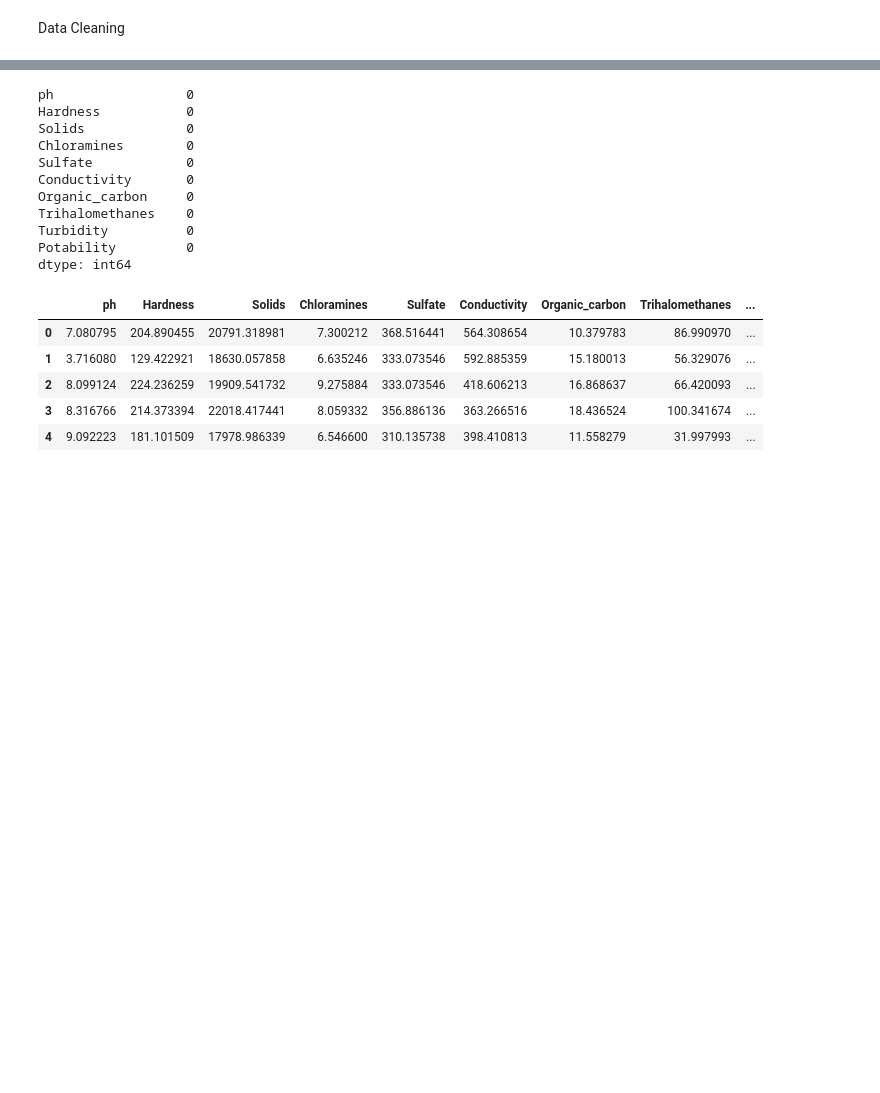
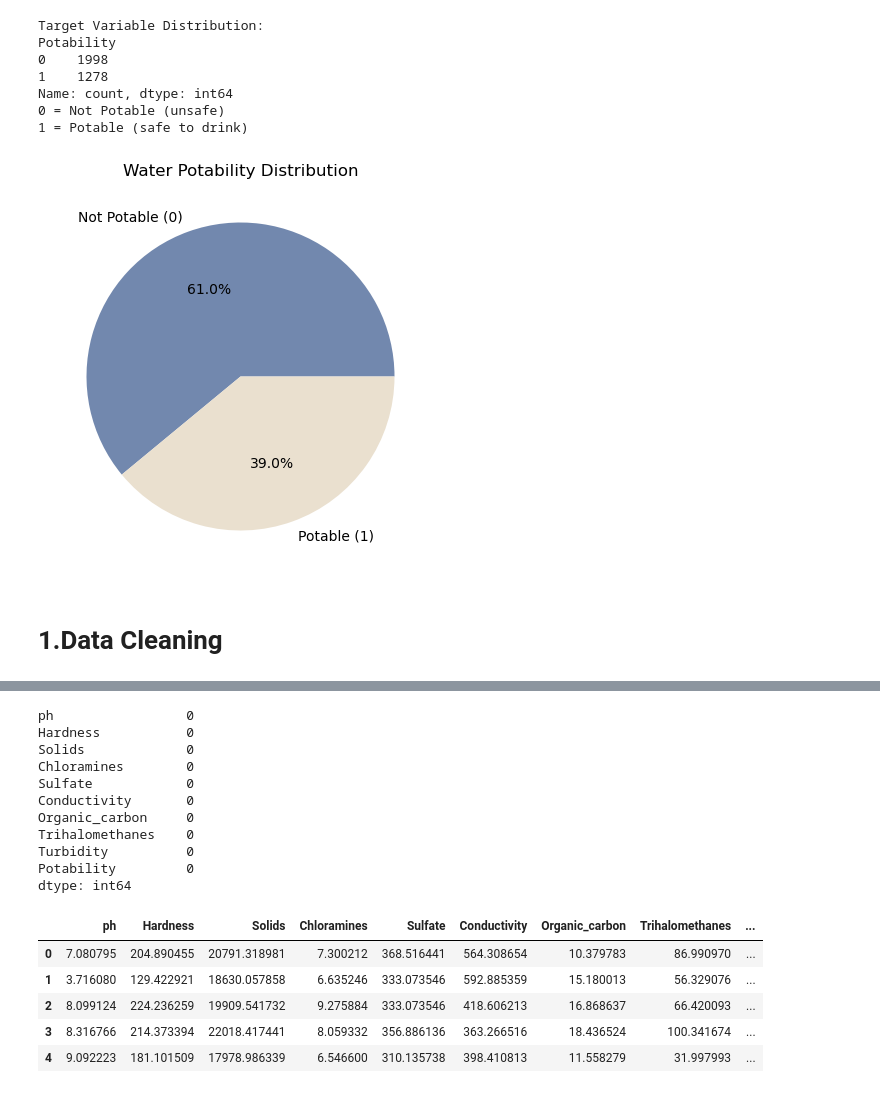
Before and after one commit to quahmingyi/Water_potability_Analysis, a Jupyter notebook: Assg_ACE6313_Water_potability.ipynb, the cells around one changed output, grey strips where cells are left out. Drawn from its saved outputs; the diff is of its cells as text; code cells hidden in the pictures; blank space fills up the shorter version.

```diff
--- a/Assg_ACE6313_Water_potability.ipynb
+++ b/Assg_ACE6313_Water_potability.ipynb
@@ -92,3 +92,30 @@ dtype: int64
+# %%
+import seaborn as sns
+print('Target Variable Distribution: ')
+print(df['Potability'].value_counts())
+print('0 = Not Potable (unsafe)')
+print('1 = Potable (safe to drink)')
+
+#Pie chart for visualization
+df['Potability'].value_counts().plot(
+    kind='pie',
+    labels=['Not Potable (0)', 'Potable (1)'],
+    autopct='%1.1f%%',
+    colors=['#7288AE', '#EAE0CF'],
+    figsize=(5, 5)
+)
+plt.title('Water Potability Distribution')
+plt.ylabel('')
+plt.show()
+# %% [output]
+Target Variable Distribution:
+Potability
+0    1998
+1    1278
+Name: count, dtype: int64
+0 = Not Potable (unsafe)
+1 = Potable (safe to drink)
+[figure, added]
 # %% [markdown]
-Data Cleaning
+# 1.Data Cleaning
 # %%
```
Also changed, not shown: parts of 22 cells of this notebook.
